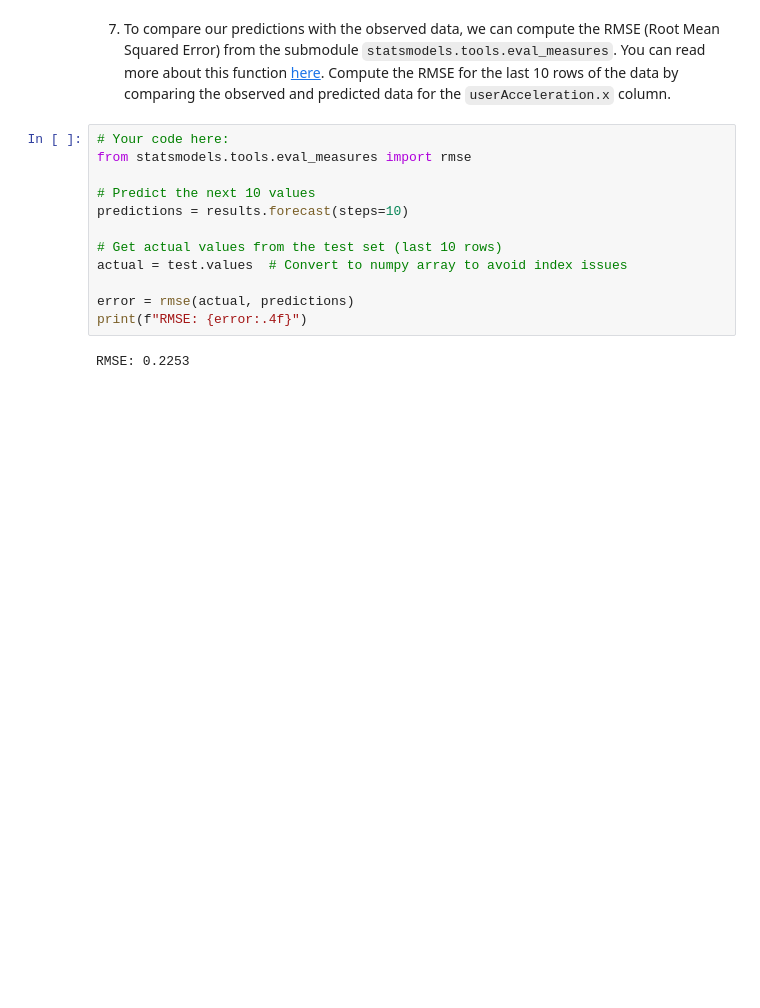
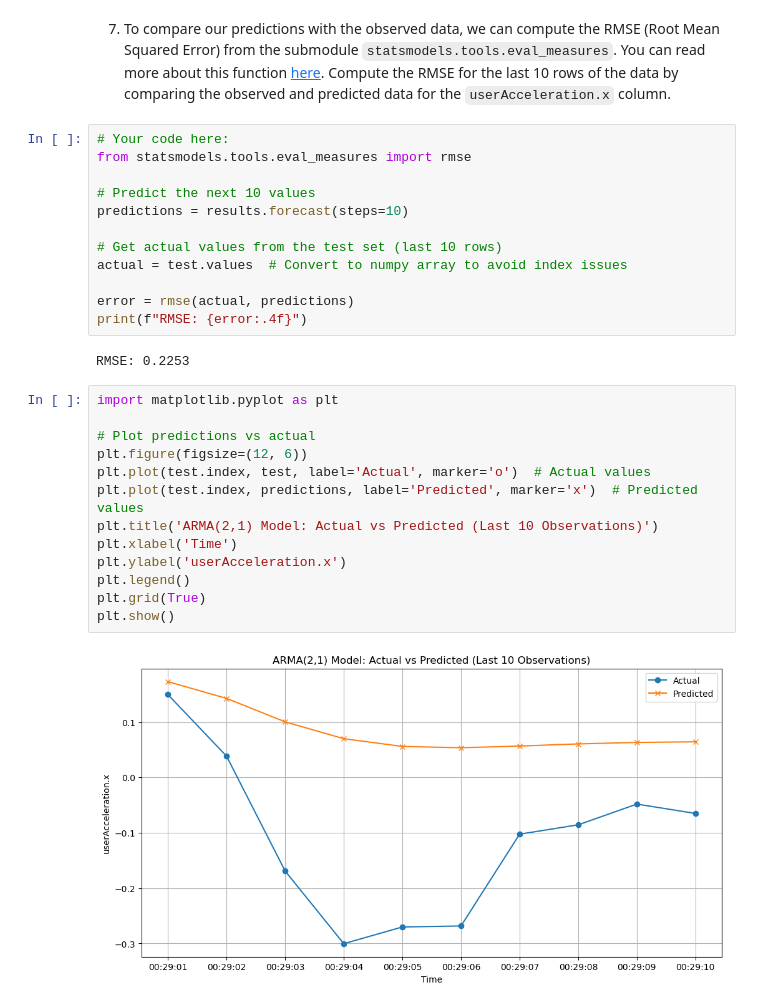
Before and after one commit to GFiaMon/lab-time-series, a Jupyter notebook: your-code/main.ipynb, the cells around one changed output. Saved outputs shown, nothing was run; the diff lists cells and outputs as text; blank space fills up the shorter version.

```diff
--- a/your-code/main.ipynb
+++ b/your-code/main.ipynb
@@ -383,3 +383,18 @@ error = rmse(actual, predictions)
 print(f"RMSE: {error:.4f}")
 # %% [output]
 RMSE: 0.2253
+# %%
+import matplotlib.pyplot as plt
+
+# Plot predictions vs actual
+plt.figure(figsize=(12, 6))
+plt.plot(test.index, test, label='Actual', marker='o')  # Actual values
+plt.plot(test.index, predictions, label='Predicted', marker='x')  # Predicted values
+plt.title('ARMA(2,1) Model: Actual vs Predicted (Last 10 Observations)')
+plt.xlabel('Time')
+plt.ylabel('userAcceleration.x')
+plt.legend()
+plt.grid(True)
+plt.show()
+# %% [output]
+[figure, added]
```
